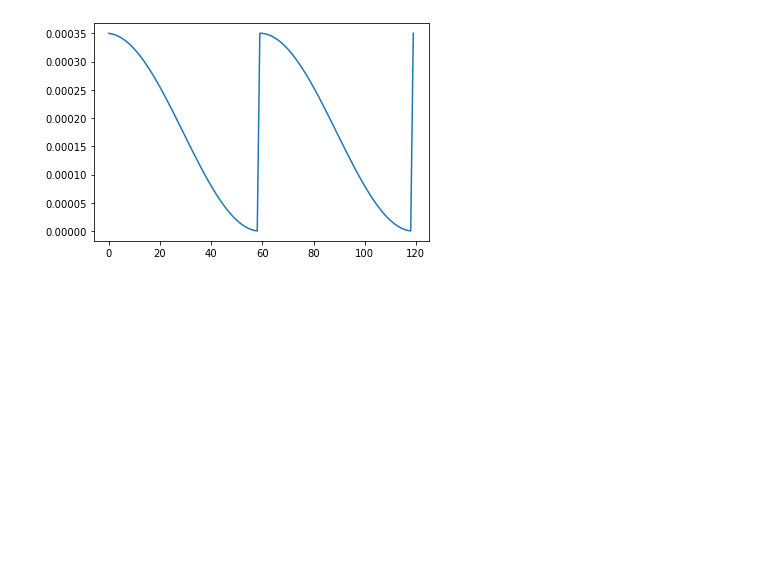
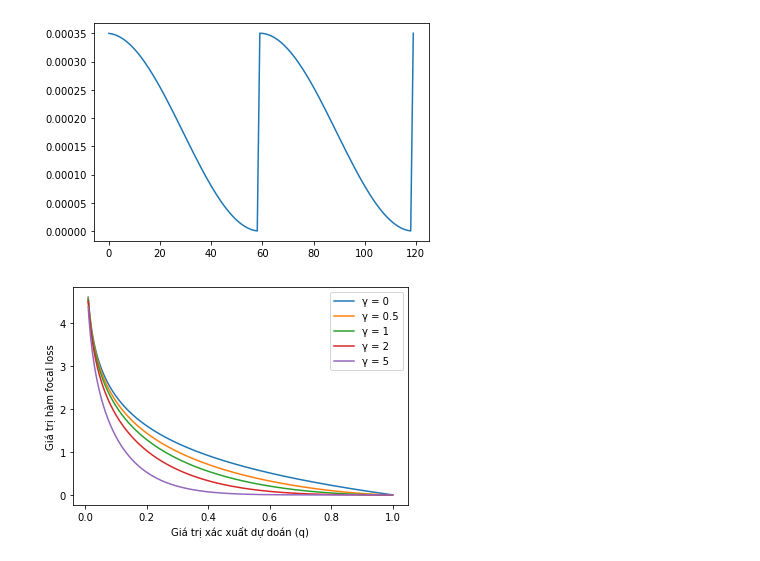
Before and after one commit to hiennguyen9874/person-attribute-recognition, a Jupyter notebook: schedulers/lr_scheduler.ipynb, the cells around one changed output. Cells and saved outputs as stored; diff of their text form; code cells hidden in the pictures; blank space fills up the shorter version.

```diff
--- a/schedulers/lr_scheduler.ipynb
+++ b/schedulers/lr_scheduler.ipynb
@@ -94,3 +95,25 @@ plt.plot(x, y)
 plt.show()
 # %% [output]
 [figure]
+# %%
+%matplotlib inline
+import numpy as np
+
+def method(x, alpha=1, gamma=1):
+    return -alpha * np.power(1-x,gamma) *np.log(x+1e-5)
+
+x = np.arange(0.01,1,0.001)
+plt.plot(x, method(x,1,0), label='γ = 0')
+plt.plot(x, method(x,1,0.5), label='γ = 0.5')
+plt.plot(x, method(x,1,1), label='γ = 1')
+plt.plot(x, method(x,1,2), label='γ = 2')
+plt.plot(x, method(x,1,5), label='γ = 5')
+
+plt.xlabel(f'Giá trị xác xuất dự doán (q)')
+plt.ylabel('Giá trị hàm focal loss')
+plt.legend()
+plt.savefig("focal.pdf")
+
+# plt.show()
+# %% [output]
+[figure, added]
```
Also changed, not shown: parts of 3 cells of this notebook, 11 other files.
